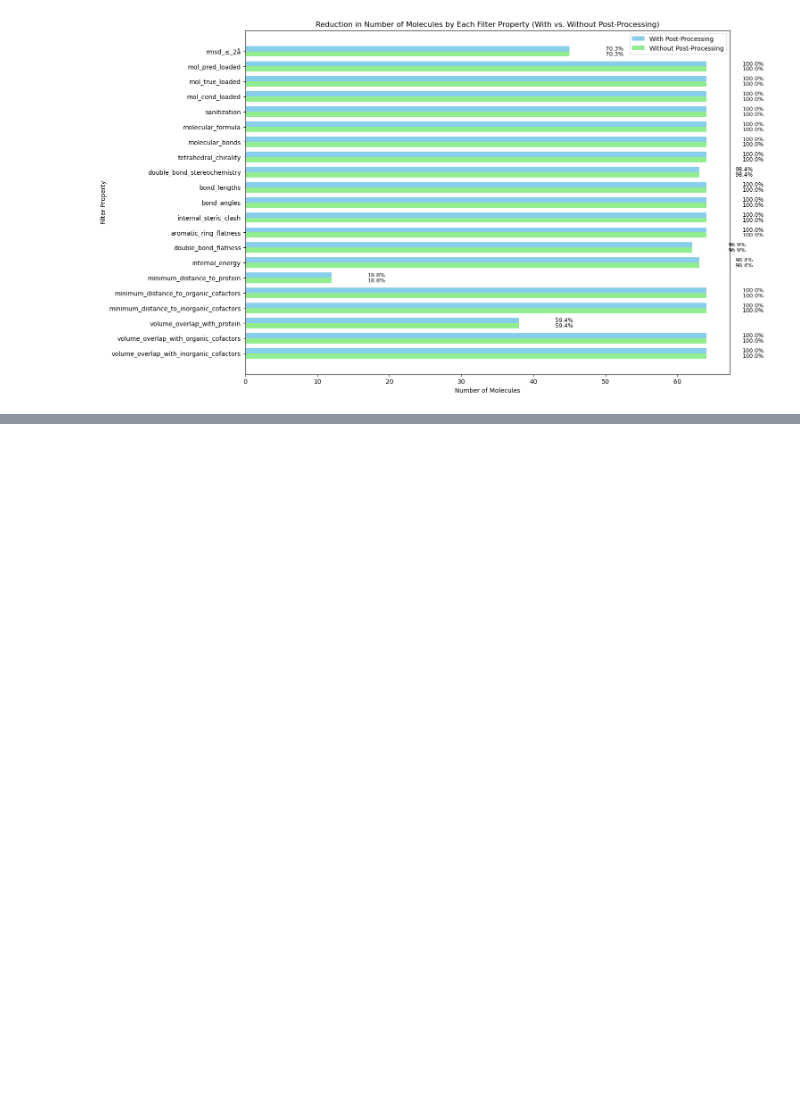
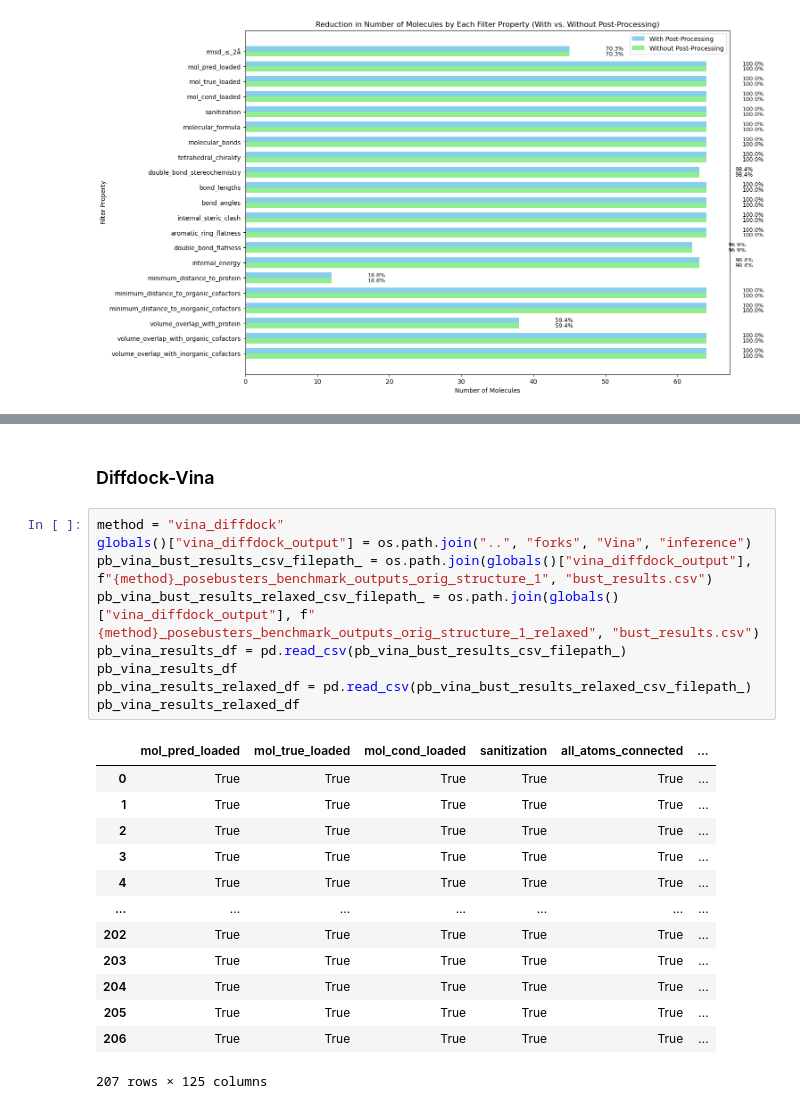
Before and after one commit to AaronXu9/PoseBench, a Jupyter notebook: notebooks/true_structure_pb_analysis.ipynb, the cells around one changed output, grey strips where cells are left out. Saved outputs shown, nothing was run; the diff lists cells and outputs as text; blank space fills up the shorter version.

```diff
--- a/notebooks/true_structure_pb_analysis.ipynb
+++ b/notebooks/true_structure_pb_analysis.ipynb
@@ -173,0 +234,25 @@ plt.show()
+# %% [markdown]
+### Diffdock-Vina
+# %%
+method = "vina_diffdock"
+globals()["vina_diffdock_output"] = os.path.join("..", "forks", "Vina", "inference")
+pb_vina_bust_results_csv_filepath_ = os.path.join(globals()["vina_diffdock_output"], f"{method}_posebusters_benchmark_outputs_orig_structure_1", "bust_results.csv")
+pb_vina_bust_results_relaxed_csv_filepath_ = os.path.join(globals()["vina_diffdock_output"], f"{method}_posebusters_benchmark_outputs_orig_structure_1_relaxed", "bust_results.csv")
+pb_vina_results_df = pd.read_csv(pb_vina_bust_results_csv_filepath_)
+pb_vina_results_df
+pb_vina_results_relaxed_df = pd.read_csv(pb_vina_bust_results_relaxed_csv_filepath_)
+pb_vina_results_relaxed_df
+# %% [output]
+|  | mol_pred_loaded | mol_true_loaded | mol_cond_loaded | sanitization | all_atoms_connected | ... |
+| 0 | True | True | True | True | True | ... |
+| 1 | True | True | True | True | True | ... |
+| 2 | True | True | True | True | True | ... |
+| 3 | True | True | True | True | True | ... |
+| 4 | True | True | True | True | True | ... |
+| ... | ... | ... | ... | ... | ... | ... |
+| 202 | True | True | True | True | True | ... |
+| 203 | True | True | True | True | True | ... |
+| 204 | True | True | True | True | True | ... |
+| 205 | True | True | True | True | True | ... |
+| 206 | True | True | True | True | True | ... |
+207 rows × 125 columns
```
Also changed, not shown: parts of 16 cells of this notebook, 11 other files.
